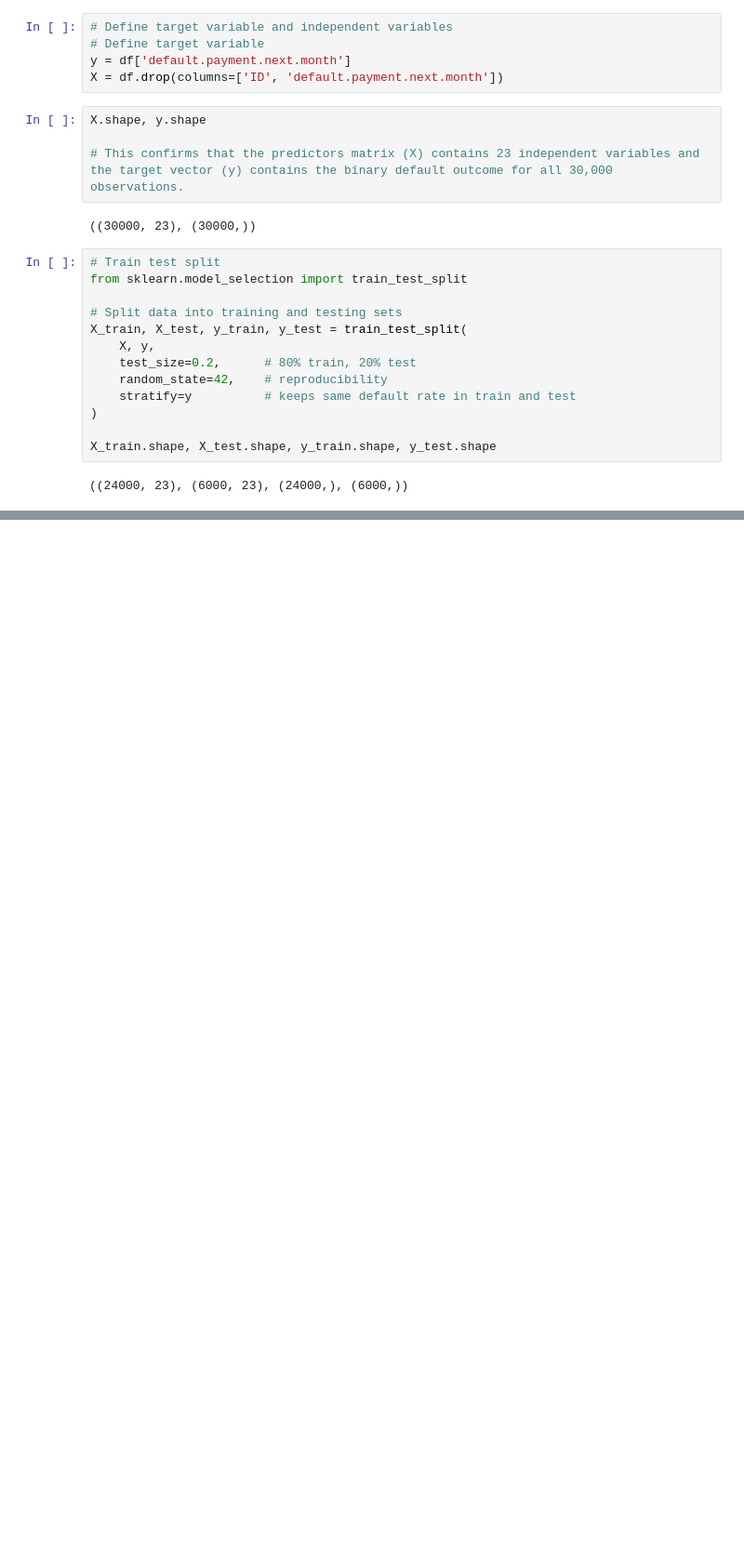
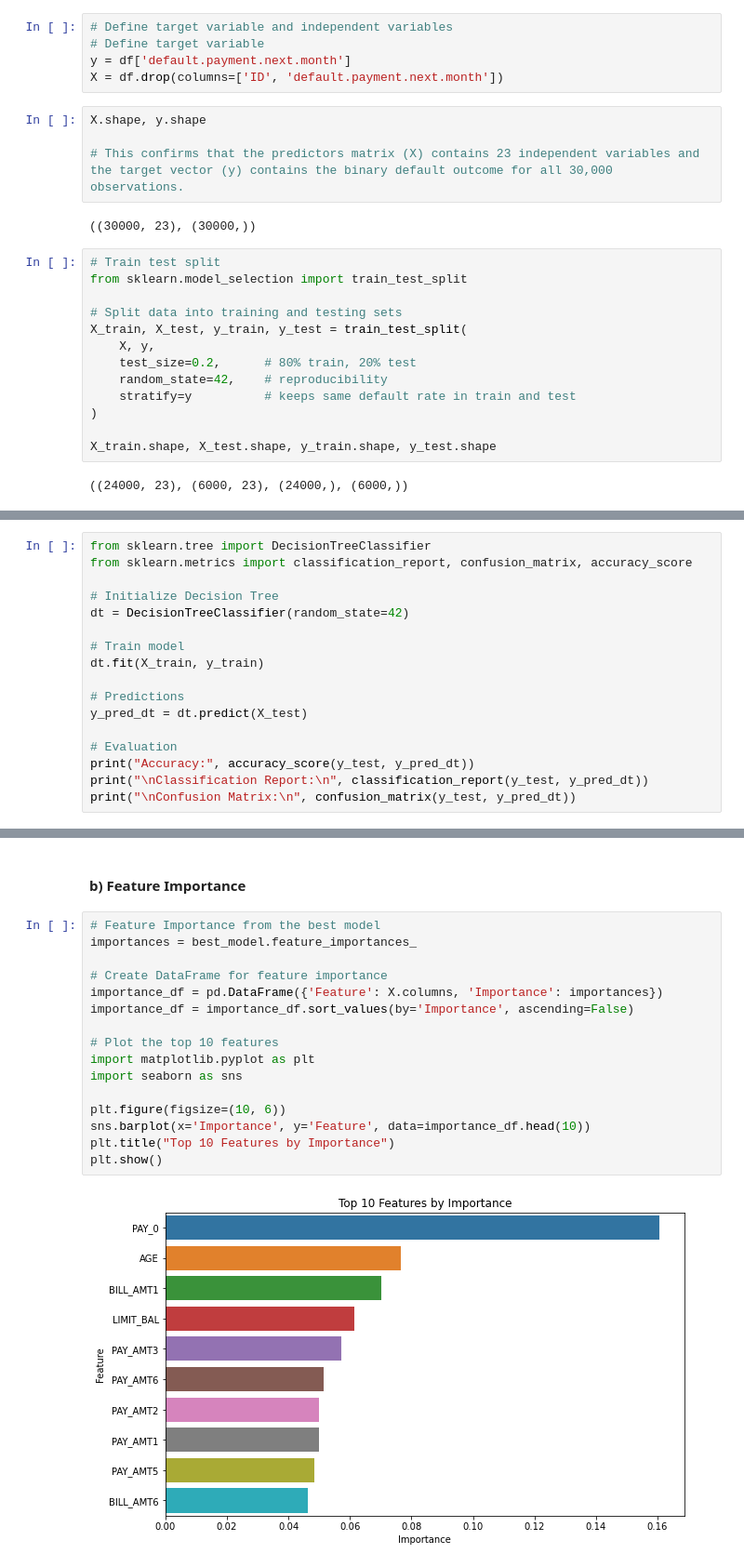
Before and after one commit to Aby-12/Credit-default-prediction-project, a Jupyter notebook: notebook.ipynb, the cells around one changed output, grey strips where cells are left out. Shown at 93% size. Drawn from its saved outputs; the diff is of its cells as text; blank space fills up the shorter version.

Commit message:
Completed modelling phase: logistic regression, decision tree, class balancing and tuning

```diff
--- a/notebook.ipynb
+++ b/notebook.ipynb
@@ -436,0 +555,17 @@ X_train.shape, X_test.shape, y_train.shape, y_test.shape
+# %%
+from sklearn.tree import DecisionTreeClassifier
+from sklearn.metrics import classification_report, confusion_matrix, accuracy_score
+
+# Initialize Decision Tree
+dt = DecisionTreeClassifier(random_state=42)
+
+# Train model
+dt.fit(X_train, y_train)
+
+# Predictions
+y_pred_dt = dt.predict(X_test)
+
+# Evaluation
+print("Accuracy:", accuracy_score(y_test, y_pred_dt))
+print("\nClassification Report:\n", classification_report(y_test, y_pred_dt))
+print("\nConfusion Matrix:\n", confusion_matrix(y_test, y_pred_dt))
@@ -436,0 +677,20 @@ X_train.shape, X_test.shape, y_train.shape, y_test.shape
+# %% [markdown]
+#### b) Feature Importance
+# %%
+# Feature Importance from the best model
+importances = best_model.feature_importances_
+
+# Create DataFrame for feature importance
+importance_df = pd.DataFrame({'Feature': X.columns, 'Importance': importances})
+importance_df = importance_df.sort_values(by='Importance', ascending=False)
+
+# Plot the top 10 features
+import matplotlib.pyplot as plt
+import seaborn as sns
+
+plt.figure(figsize=(10, 6))
+sns.barplot(x='Importance', y='Feature', data=importance_df.head(10))
+plt.title("Top 10 Features by Importance")
+plt.show()
+# %% [output]
+[figure, added]
```
Also changed, not shown: parts of 28 cells of this notebook.
